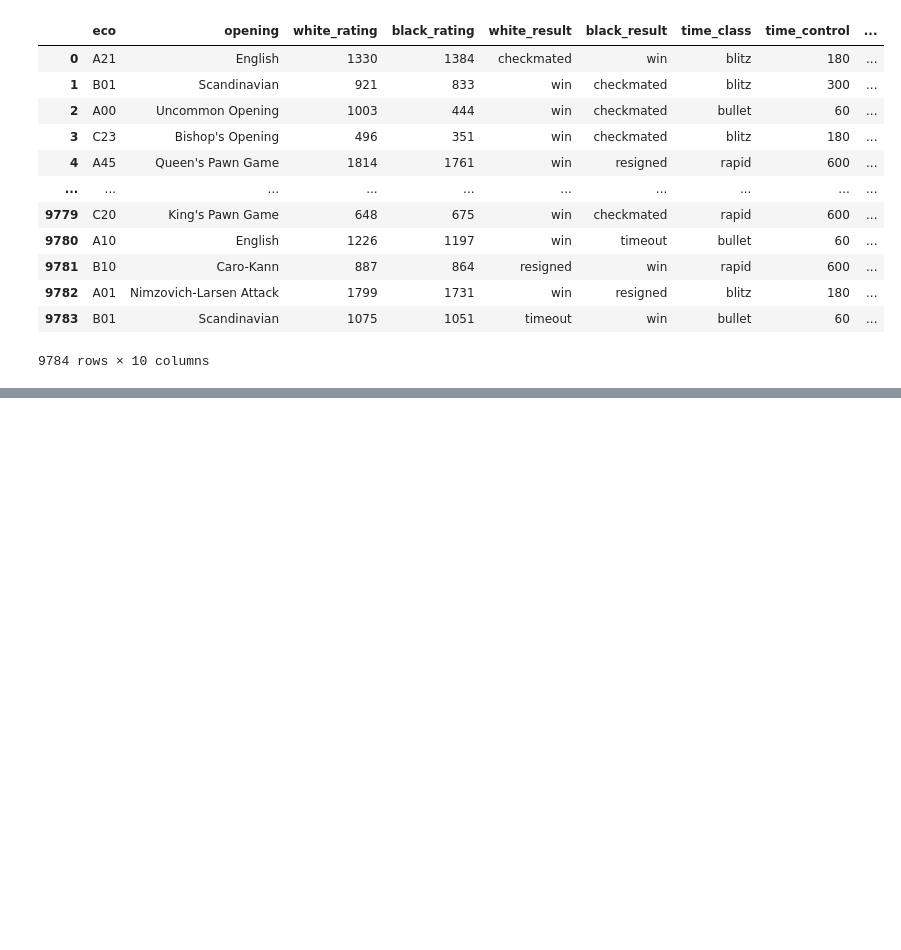
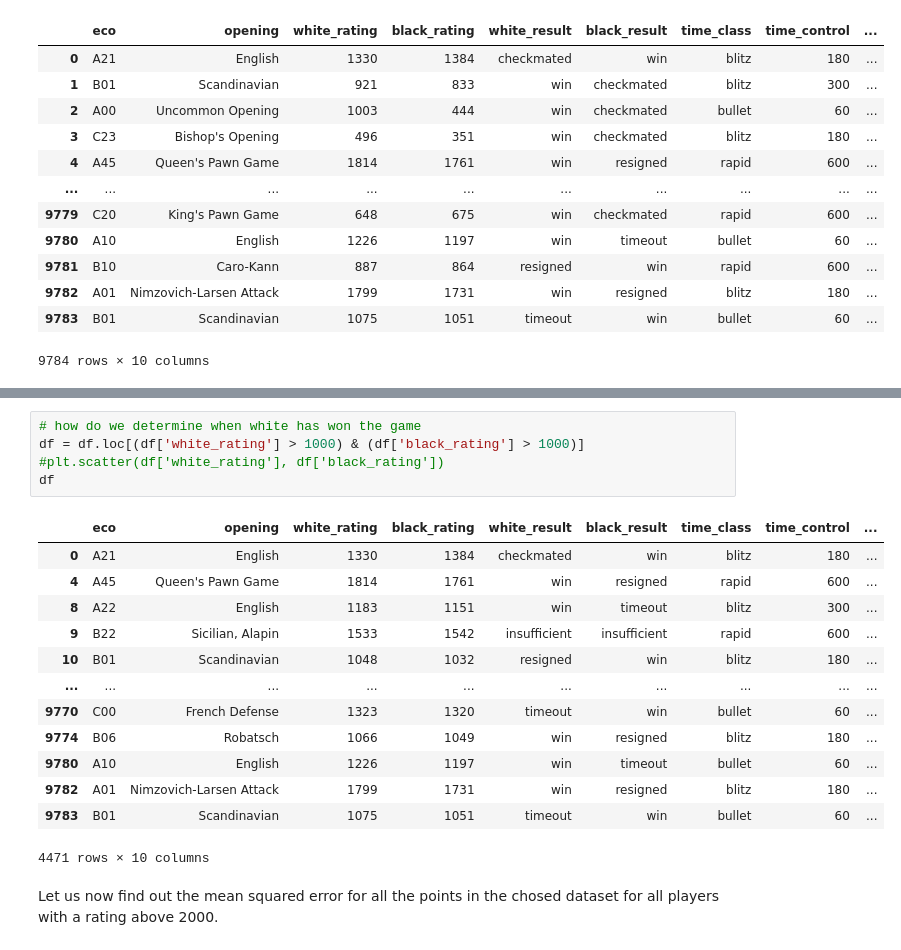
Before and after one commit to srupat/CSI-AIML, a Jupyter notebook: task 2/chess.ipynb, the cells around one changed output, grey strips where cells are left out. Drawn from its saved outputs; the diff is of its cells as text; blank space fills up the shorter version.

```diff
--- a/task 2/chess.ipynb
+++ b/task 2/chess.ipynb
@@ -28,0 +32,21 @@ hello world
+# %%
+# how do we determine when white has won the game
+df = df.loc[(df['white_rating'] > 1000) & (df['black_rating'] > 1000)]
+#plt.scatter(df['white_rating'], df['black_rating'])
+df
+# %% [output]
+|  | eco | opening | white_rating | black_rating | white_result | black_result | time_class | time_control | ... |
+| 0 | A21 | English | 1330 | 1384 | checkmated | win | blitz | 180 | ... |
+| 4 | A45 | Queen's Pawn Game | 1814 | 1761 | win | resigned | rapid | 600 | ... |
+| 8 | A22 | English | 1183 | 1151 | win | timeout | blitz | 300 | ... |
+| 9 | B22 | Sicilian, Alapin | 1533 | 1542 | insufficient | insufficient | rapid | 600 | ... |
+| 10 | B01 | Scandinavian | 1048 | 1032 | resigned | win | blitz | 180 | ... |
+| ... | ... | ... | ... | ... | ... | ... | ... | ... | ... |
+| 9770 | C00 | French Defense | 1323 | 1320 | timeout | win | bullet | 60 | ... |
+| 9774 | B06 | Robatsch | 1066 | 1049 | win | resigned | blitz | 180 | ... |
+| 9780 | A10 | English | 1226 | 1197 | win | timeout | bullet | 60 | ... |
+| 9782 | A01 | Nimzovich-Larsen Attack | 1799 | 1731 | win | resigned | blitz | 180 | ... |
+| 9783 | B01 | Scandinavian | 1075 | 1051 | timeout | win | bullet | 60 | ... |
+4471 rows × 10 columns
+# %% [markdown]
+Let us now find out the mean squared error for all the points in the chosed dataset for all players with a rating above 2000.
```
Also changed, not shown: parts of 11 cells of this notebook, 1 other file.
